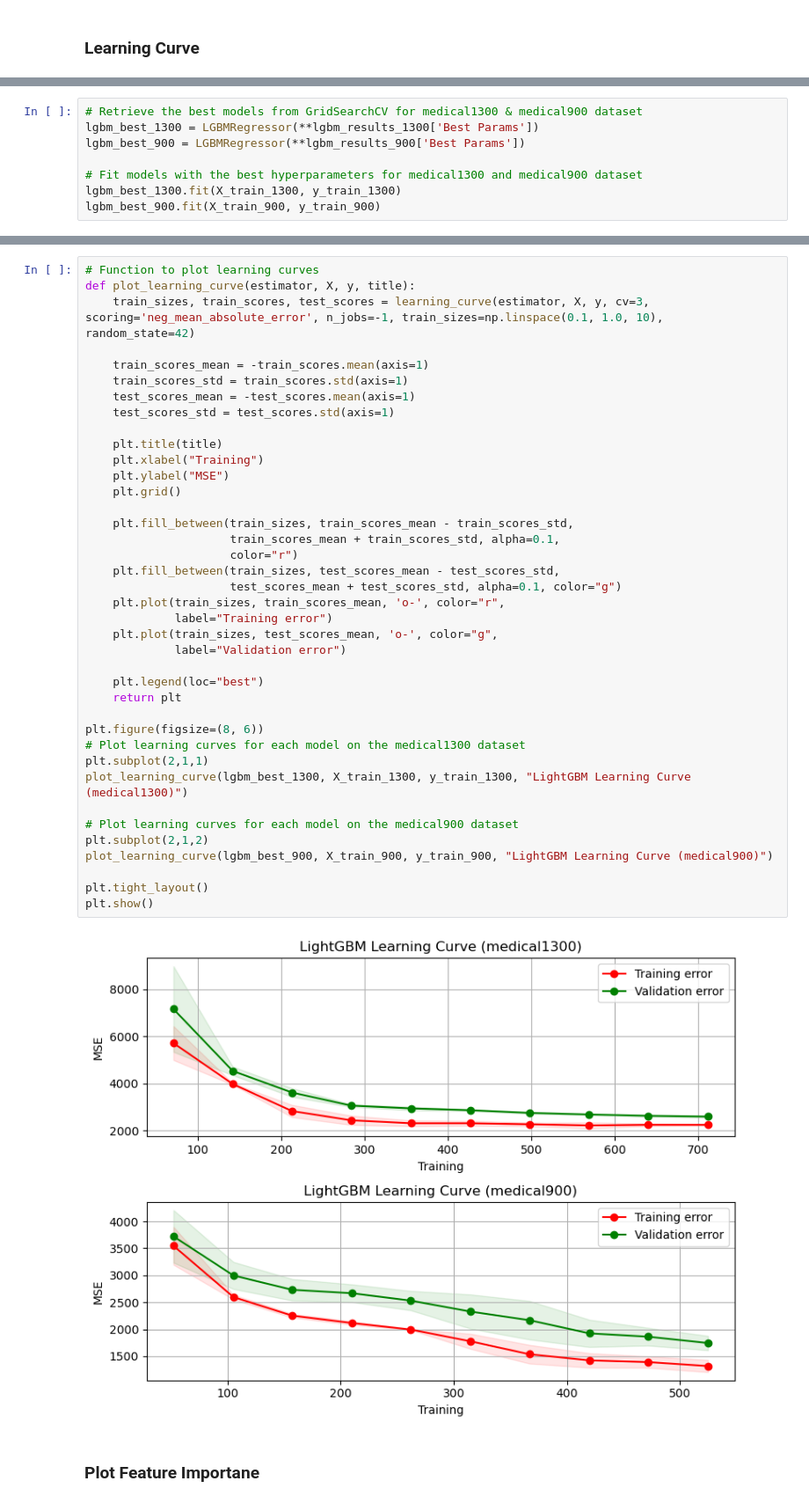
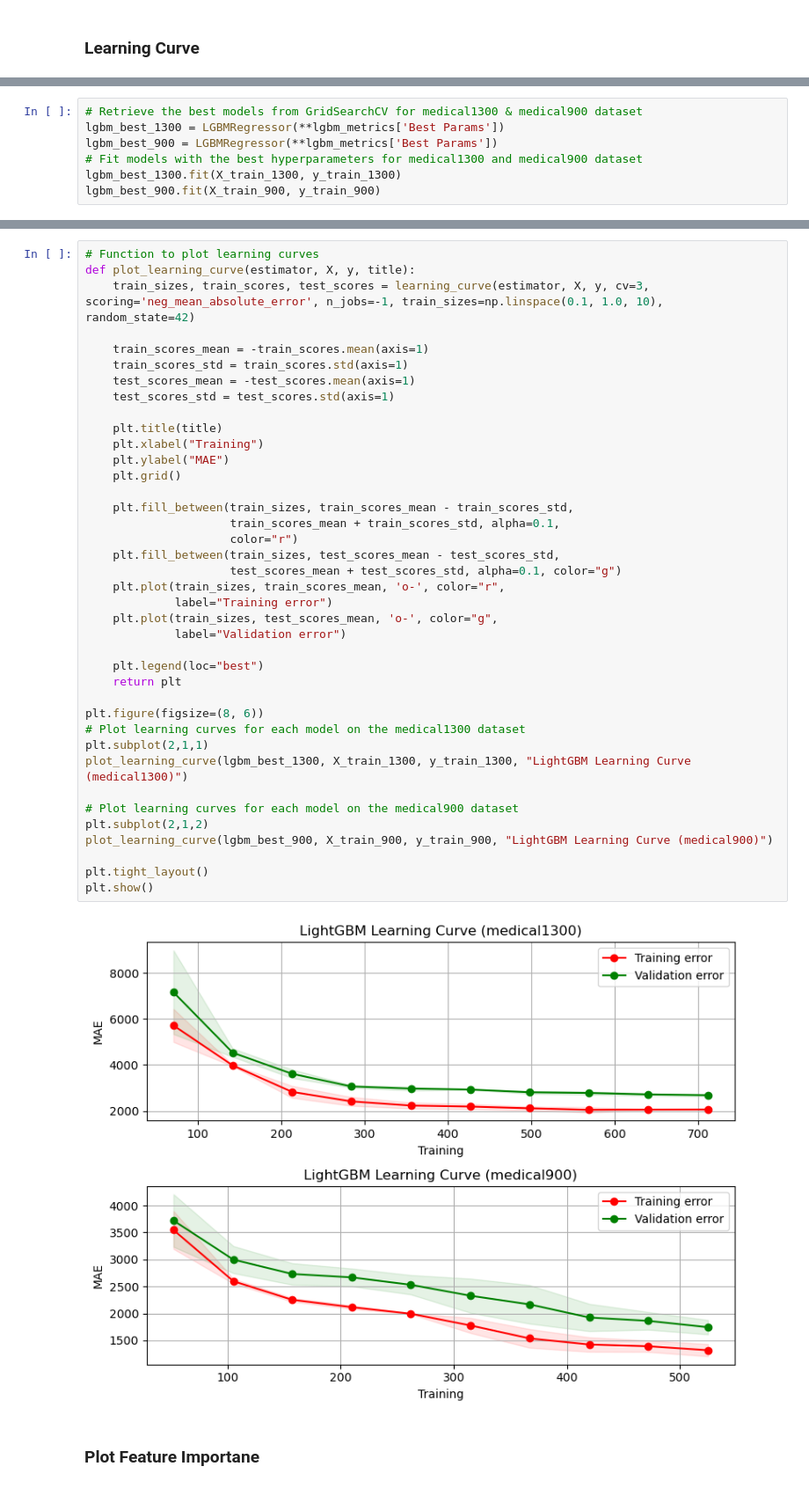
Before and after one commit to rizkyyusfian/Healthcare_Cost_Prediction, a Jupyter notebook: main.ipynb, the cells around one changed output, grey strips where cells are left out. Shown at 88% size. Drawn from its saved outputs; the diff is of its cells as text.

Commit message:
update learning curve graph

```diff
--- a/main.ipynb
+++ b/main.ipynb
@@ -322,8 +333,7 @@ plt.show()
 # %%
 # Retrieve the best models from GridSearchCV for medical1300 & medical900 dataset
-lgbm_best_1300 = LGBMRegressor(**lgbm_results_1300['Best Params'])
-lgbm_best_900 = LGBMRegressor(**lgbm_results_900['Best Params'])
-
+lgbm_best_1300 = LGBMRegressor(**lgbm_metrics['Best Params'])
+lgbm_best_900 = LGBMRegressor(**lgbm_metrics['Best Params'])
 # Fit models with the best hyperparameters for medical1300 and medical900 dataset
 lgbm_best_1300.fit(X_train_1300, y_train_1300)
 lgbm_best_900.fit(X_train_900, y_train_900)
@@ -353,35 +364,35 @@ def plot_learning_curve(estimator, X, y, title):
 
     plt.title(title)
     plt.xlabel("Training")
-    plt.ylabel("MSE")
+    plt.ylabel("MAE")
     plt.grid()
 
     plt.fill_between(train_sizes, train_scores_mean - train_scores_std,
                      train_scores_mean + train_scores_std, alpha=0.1,
                      color="r")
     plt.fill_between(train_sizes, test_scores_mean - test_scores_std,
                      test_scores_mean + test_scores_std, alpha=0.1, color="g")
     plt.plot(train_sizes, train_scores_mean, 'o-', color="r",
              label="Training error")
     plt.plot(train_sizes, test_scores_mean, 'o-', color="g",
              label="Validation error")
 
     plt.legend(loc="best")
     return plt
 
 plt.figure(figsize=(8, 6))
 # Plot learning curves for each model on the medical1300 dataset
 plt.subplot(2,1,1)
 plot_learning_curve(lgbm_best_1300, X_train_1300, y_train_1300, "LightGBM Learning Curve (medical1300)")
 
 # Plot learning curves for each model on the medical900 dataset
 plt.subplot(2,1,2)
 plot_learning_curve(lgbm_best_900, X_train_900, y_train_900, "LightGBM Learning Curve (medical900)")
 
 plt.tight_layout()
 plt.show()
 # %% [output]
-[figure, old version]
+[figure, new version]
 # %% [markdown]
 ### Plot Feature Importane
 # %%
```
Also changed, not shown: parts of 2 cells of this notebook.
